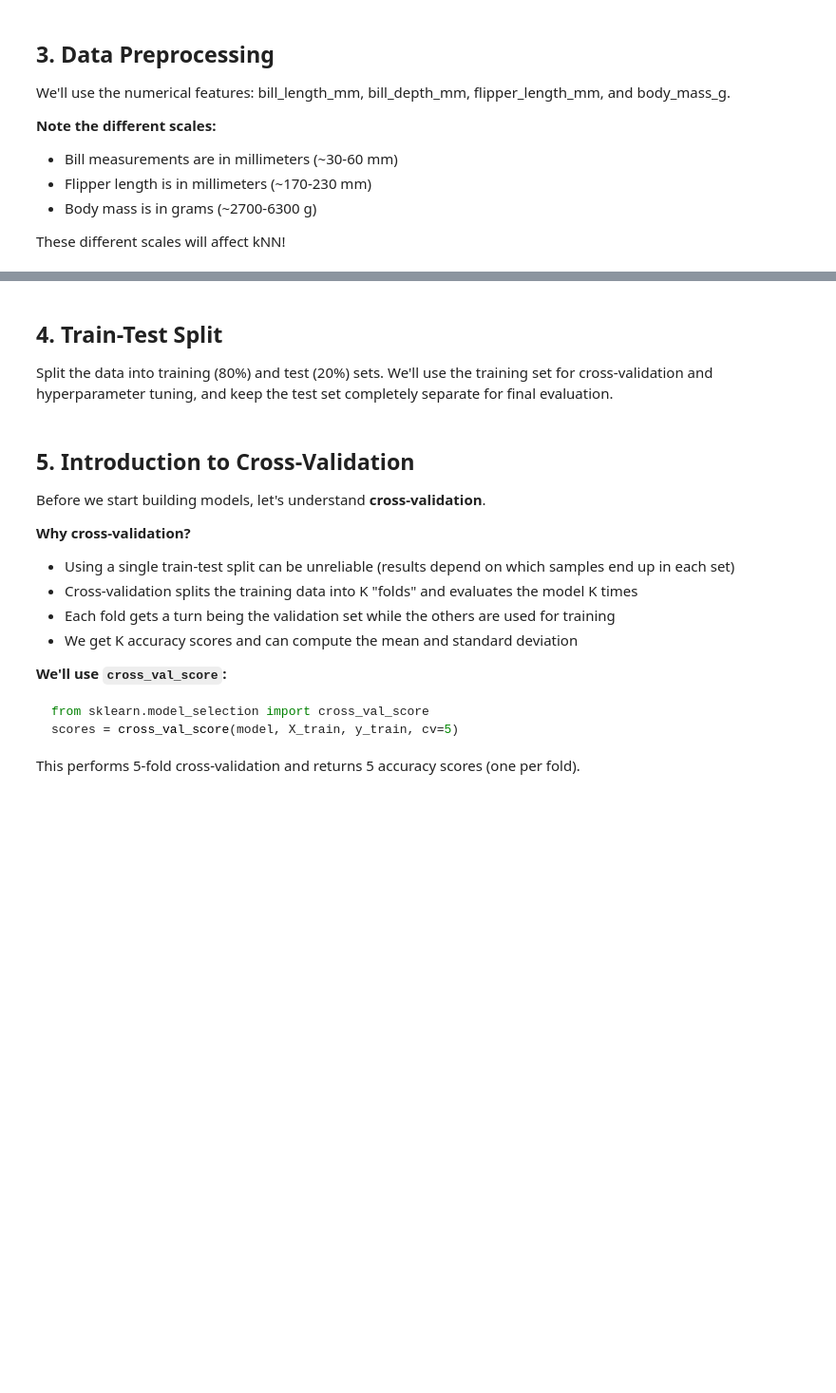
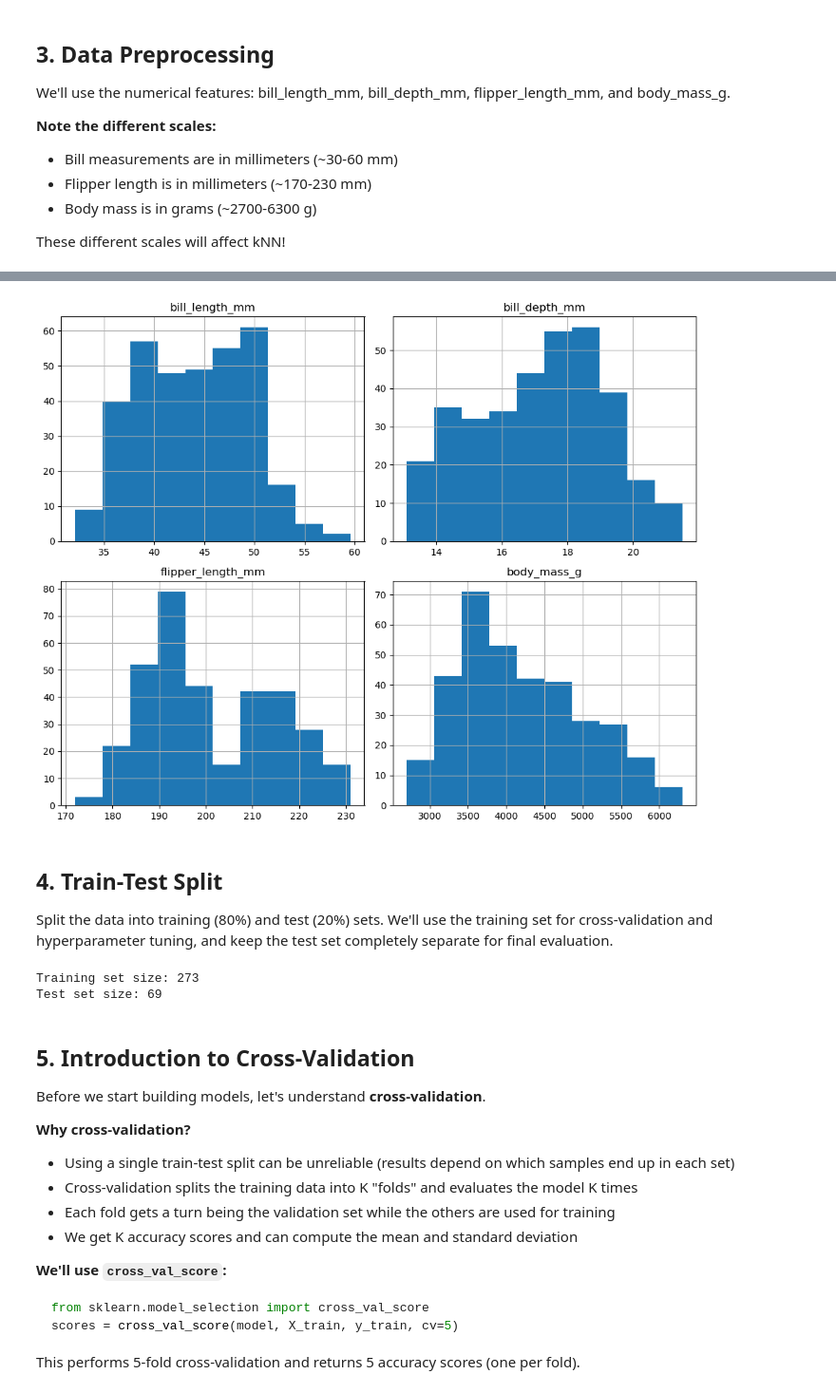
Before and after one commit to MatthewMcCarthy1/machine-learning-labs, a Jupyter notebook: Lab 4/knn_lab.ipynb, the cells around one changed output, grey strips where cells are left out. Shown at 95% size. Cells and saved outputs as stored; diff of their text form; code cells hidden in the pictures; blank space fills up the shorter version.

```diff
--- a/Lab 4/knn_lab.ipynb
+++ b/Lab 4/knn_lab.ipynb
@@ -33,7 +33,8 @@ Load the `penguins.csv` file and examine the dataset.
 # %%
 # Load the dataset
 # Your code here
-df =
+df = pd.read_csv('penguins.csv')
 
 # Display the first few rows
 # Your code here
+print(df.head())
@@ -57,7 +109,7 @@ These different scales will affect kNN!
 # %%
 # Drop rows with missing values
 # Your code here
-df_clean =
+df_clean = df.dropna(subset=['bill_length_mm', 'bill_depth_mm', 'flipper_length_mm', 'body_mass_g'])
 
 # Select features and target
 feature_columns = ['bill_length_mm', 'bill_depth_mm', 'flipper_length_mm', 'body_mass_g']
@@ -70,6 +131,12 @@ print(f"Class distribution:\n{y.value_counts()}")
 # %%
 # Look at the feature ranges - notice how different they are!
 # Your code here
+df_clean[feature_columns].describe()
+df_clean[feature_columns].hist(figsize=(10, 8))
+plt.tight_layout()
+plt.show()
+# %% [output]
+[figure, added]
 # %% [markdown]
 ## 4. Train-Test Split
 
@@ -79,10 +146,13 @@ and keep the test set completely separate for final evaluation.
 # %%
 # Split the data
 # Your code here - use test_size=0.2 and random_state=42
-X_train, X_test, y_train, y_test =
+X_train, X_test, y_train, y_test = train_test_split(X, y, test_size=0.2, random_state=42)
 
 print(f"Training set size: {X_train.shape[0]}")
 print(f"Test set size: {X_test.shape[0]}")
+# %% [output]
+Training set size: 273
+Test set size: 69
 # %% [markdown]
 ## 5. Introduction to Cross-Validation
 
```
Also changed, not shown: parts of 24 cells of this notebook, 1 other file.
